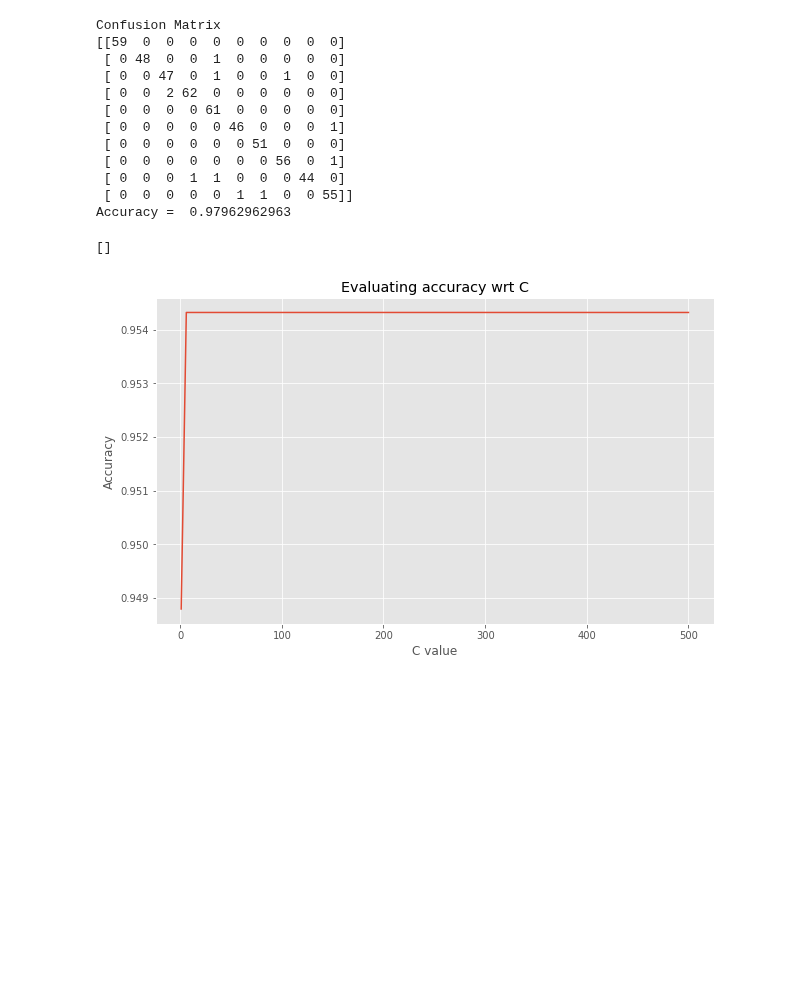
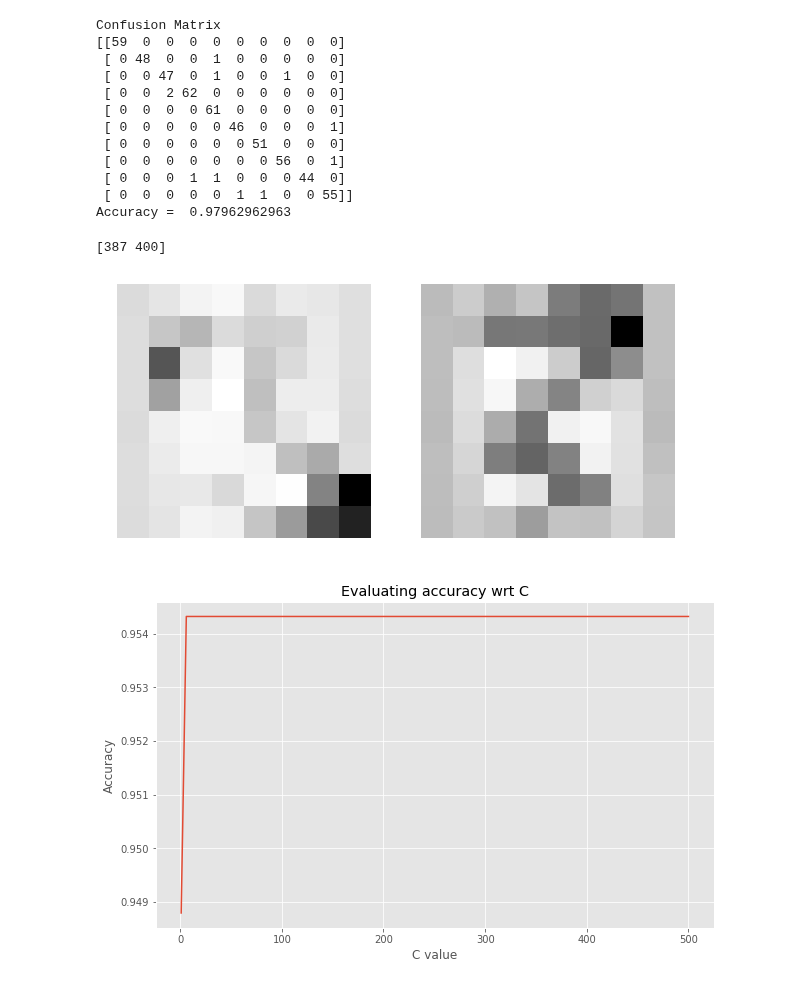
Before and after one commit to brookeslawski/datascience-homeworks-local, a Jupyter notebook: HW7/2018-HW7.ipynb, the cells around one changed output. Saved outputs shown, nothing was run; the diff lists cells and outputs as text; code cells hidden in the pictures; blank space fills up the shorter version.

```diff
--- a/HW7/2018-HW7.ipynb
+++ b/HW7/2018-HW7.ipynb
@@ -147,16 +147,17 @@ Accuracy =  0.97962962963
 # %%
 # Task 1.1.4 print misclassified digits as images: 2 images classified as 2, when they were 3 in reality
 inds = np.intersect1d(np.where(y_test==3),np.where(y_pred==2))
 print(inds)
 
 for ii,ind in enumerate(inds):
     plt.subplot(1, 2, ii+1)
-    plt.imshow(np.reshape(X_test[ind,:],(2,1)), cmap='Greys',interpolation='nearest')
+    plt.imshow(np.reshape(X_test[ind,:],(8,8)), cmap='Greys',interpolation='nearest')
     plt.axis('off')
 
 plt.show()
 # %% [output]
-[]
+[387 400]
+[figure, added]
 # %%
 #%% Task 1.1.5
 dig_svm.get_params()
```
Also changed, not shown: parts of 12 cells of this notebook.
